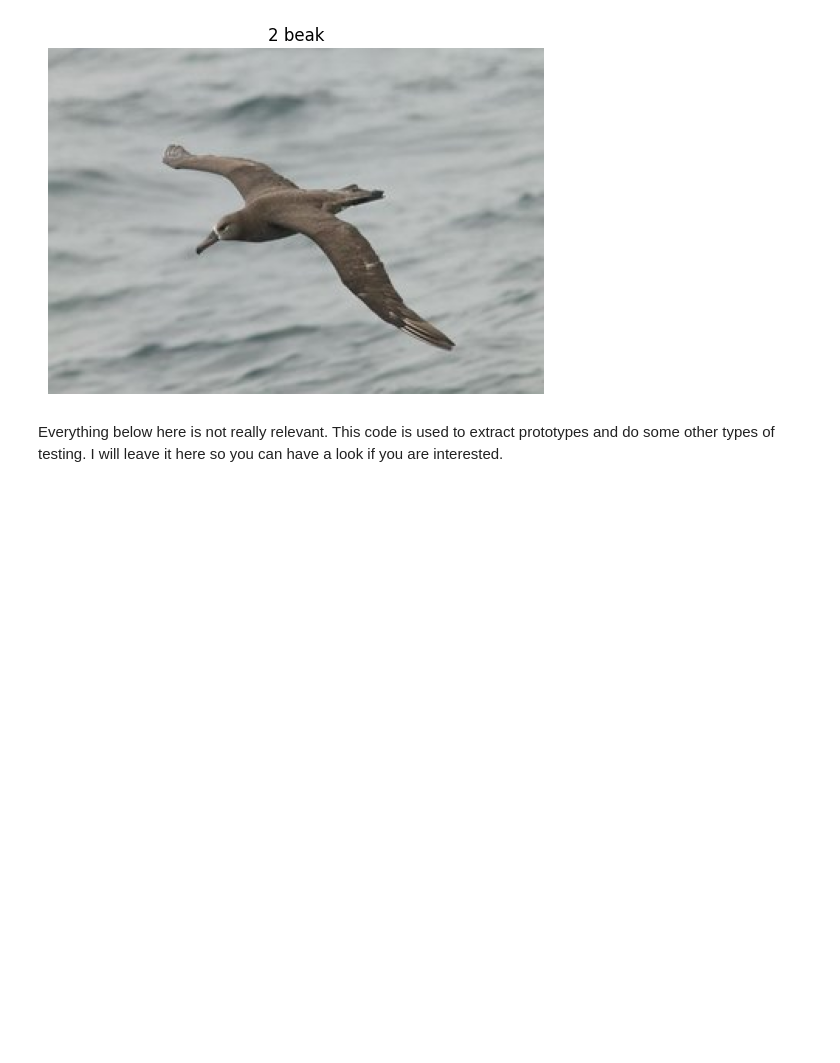
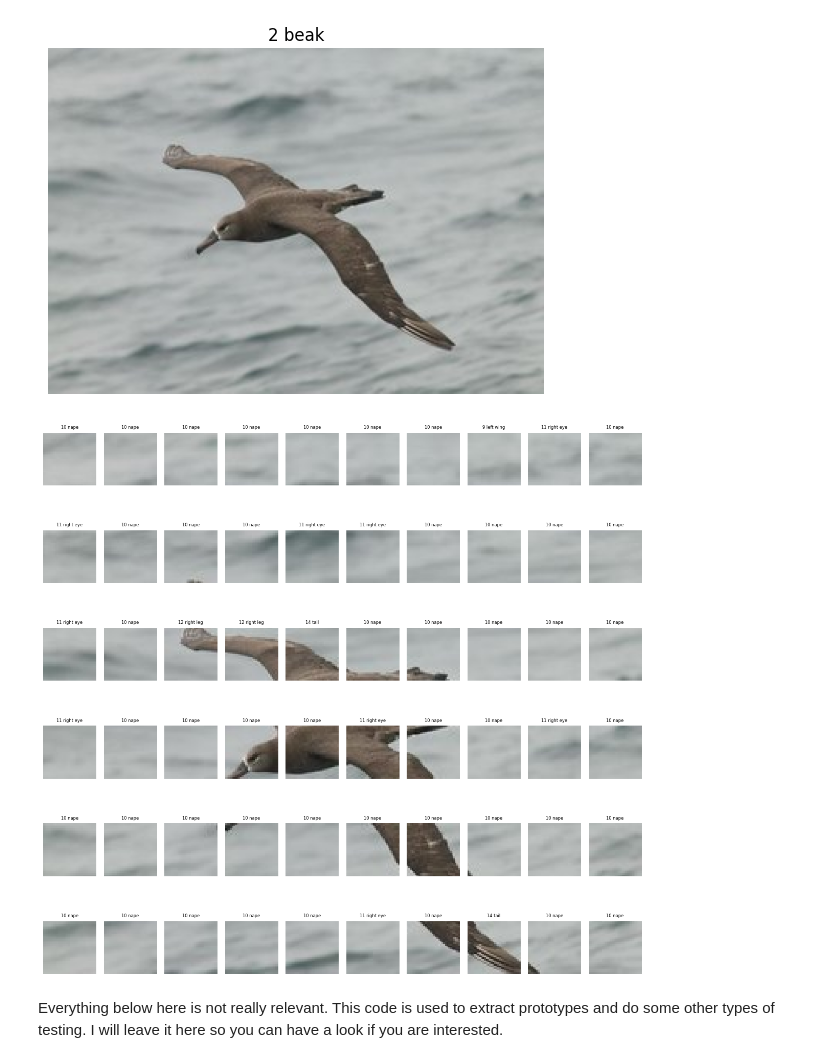
Before and after one commit to chensy618/02456_Deep_Learning_Project, a Jupyter notebook: src/CodeForStudents_Advanced_CUBS_KeypointCountingClassifier.ipynb, the cells around one changed output. Cells and saved outputs as stored; diff of their text form; code cells hidden in the pictures; blank space fills up the shorter version.

```diff
--- a/src/CodeForStudents_Advanced_CUBS_KeypointCountingClassifier.ipynb
+++ b/src/CodeForStudents_Advanced_CUBS_KeypointCountingClassifier.ipynb
@@ -747,6 +747,75 @@ plt.show()
 # %% [output]
 The part label that best matches the image is: 2 beak
 [figure]
+# %%
+import torch
+import numpy as np
+from PIL import Image
+from transformers import CLIPProcessor, CLIPModel
+import matplotlib.pyplot as plt
+
+# Load the pre-trained CLIP model and processor
+model = CLIPModel.from_pretrained("openai/clip-vit-base-patch32")
+processor = CLIPProcessor.from_pretrained("openai/clip-vit-base-patch32")
+
+# Open the image file
+image_path = '../data/CUB_200_2011/images/001.Black_footed_Albatross/Black_Footed_Albatross_0001_796111.jpg'
+image = Image.open(image_path).convert("RGB")
+
+# Load the parts file
+parts_file = '../data/CUB_200_2011/parts/parts.txt'
+with open(parts_file, 'r') as f:
+    parts = [line.strip() for line in f.readlines()]
+
+# Divide image into patches
+PATCH_SIZE = 32  # Set the patch size
+image_array = np.array(image)
+height, width, channels = image_array.shape
+
+# divide the image into patches, // is floor division : 5//2 = 2
+n_rows = height // PATCH_SIZE
+n_cols = width // PATCH_SIZE
+
+patches = []
+for row in range(n_rows):
+    for col in range(n_cols):
+        patch = image_array[row * PATCH_SIZE:(row + 1) * PATCH_SIZE,
+                            col * PATCH_SIZE:(col + 1) * PATCH_SIZE, :]
+        patches.append(patch)
+
+# Prepare parts embeddings
+inputs = processor(text=parts, return_tensors="pt", padding=True, truncation=True)
+with torch.no_grad():
+    text_outputs = model.get_text_features(**inputs)
+text_embeds = text_outputs / text_outputs.norm(dim=-1, keepdim=True)
+
+# Process each patch
+labels = []
+for patch in patches:
+    patch_image = Image.fromarray(patch)
+    patch_inputs = processor(images=patch_image, return_tensors="pt", padding=True, truncation=True)
+    with torch.no_grad():
+        patch_outputs = model.get_image_features(**patch_inputs)
+    patch_embeds = patch_outputs / patch_outputs.norm(dim=-1, keepdim=True)
+
+    # Compute similarity
+    similarities = torch.matmul(patch_embeds, text_embeds.T)
+    best_match_idx = similarities.argmax().item()
+    labels.append(parts[best_match_idx])
+
+# Visualize patches with labels
+fig, axs = plt.subplots(n_rows, n_cols, figsize=(12, 12))
+patch_idx = 0
+for i in range(n_rows):
+    for j in range(n_cols):
+        axs[i, j].imshow(patches[patch_idx])
+        axs[i, j].set_title(labels[patch_idx], fontsize=6)
+        axs[i, j].axis('off')
+        patch_idx += 1
+plt.tight_layout()
+plt.show()
+# %% [output]
+[figure, added]
 # %% [markdown]
 Everything below here is not really relevant. This code is used to extract prototypes and do some other types of testing. I will leave it here so you can have a look if you are interested.
 # %%
```
